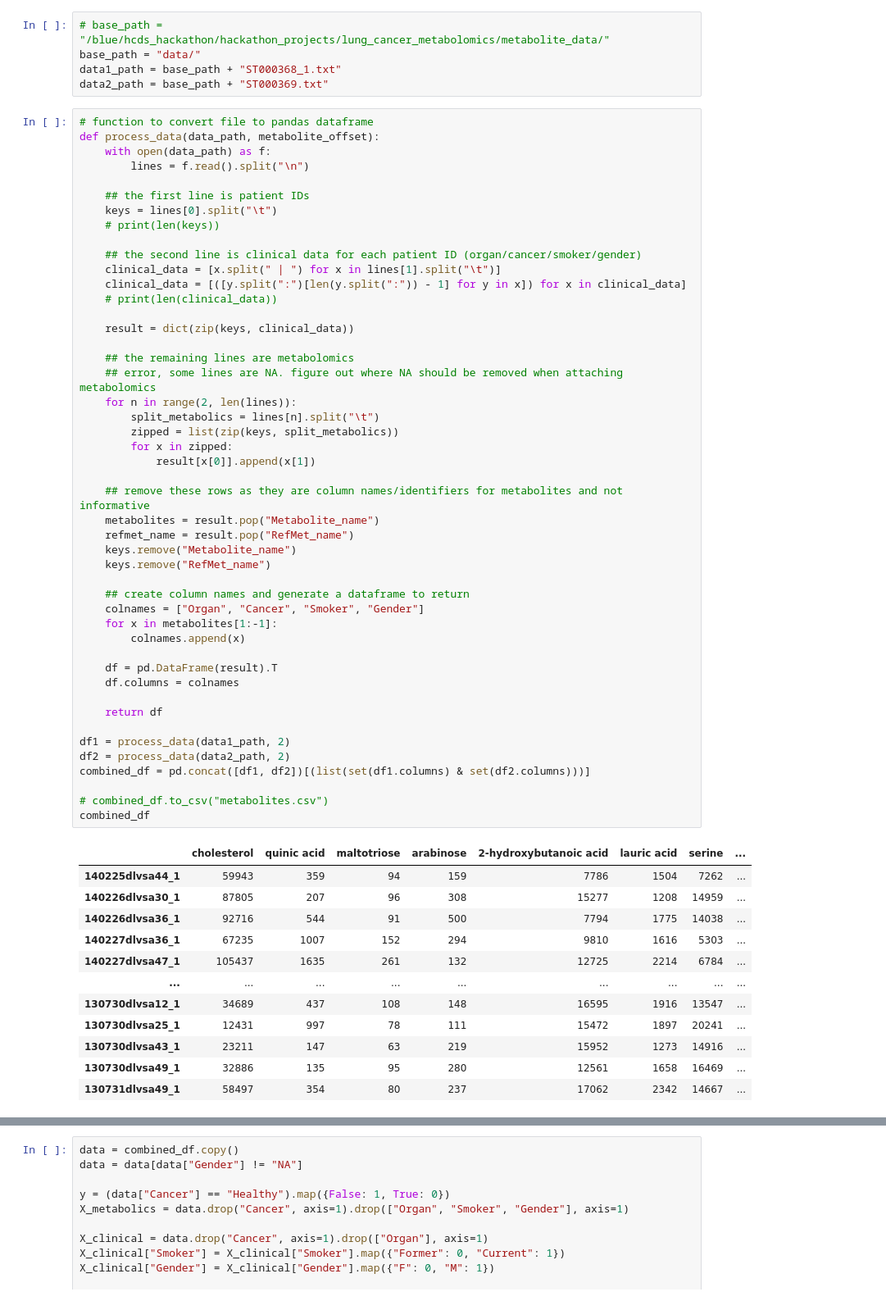
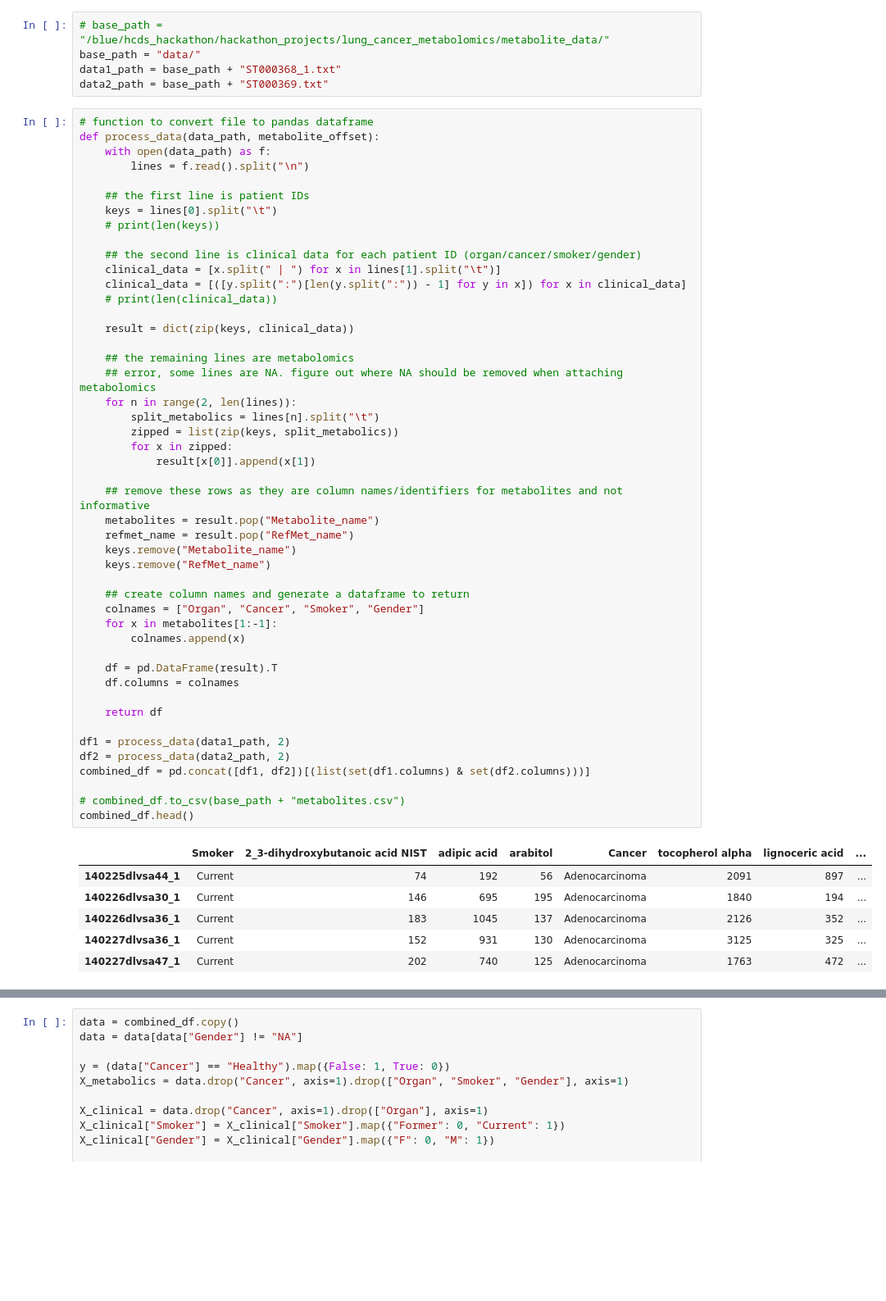
Before and after one commit to npgilman/lung_cancer_metabolomics, a Jupyter notebook: metabolomics.ipynb, the cells around one changed output, grey strips where cells are left out. Shown at 82% size. Drawn from its saved outputs; the diff is of its cells as text; blank space fills up the shorter version.

```diff
--- a/metabolomics.ipynb
+++ b/metabolomics.ipynb
@@ -43,44 +48,38 @@ def process_data(data_path, metabolite_offset):
 
     ## the remaining lines are metabolomics
     ## error, some lines are NA. figure out where NA should be removed when attaching metabolomics
     for n in range(2, len(lines)):
         split_metabolics = lines[n].split("\t")
         zipped = list(zip(keys, split_metabolics))
         for x in zipped:
             result[x[0]].append(x[1])
 
     ## remove these rows as they are column names/identifiers for metabolites and not informative
     metabolites = result.pop("Metabolite_name")
     refmet_name = result.pop("RefMet_name")
     keys.remove("Metabolite_name")
     keys.remove("RefMet_name")
 
     ## create column names and generate a dataframe to return
     colnames = ["Organ", "Cancer", "Smoker", "Gender"]
     for x in metabolites[1:-1]:
         colnames.append(x)
 
     df = pd.DataFrame(result).T
     df.columns = colnames
 
     return df
 
 df1 = process_data(data1_path, 2)
 df2 = process_data(data2_path, 2)
 combined_df = pd.concat([df1, df2])[(list(set(df1.columns) & set(df2.columns)))]
 
-# combined_df.to_csv("metabolites.csv")
-combined_df
+# combined_df.to_csv(base_path + "metabolites.csv")
+combined_df.head()
 # %% [output]
-|  | cholesterol | quinic acid | maltotriose | arabinose | 2-hydroxybutanoic acid | lauric acid | serine | ... |
-| 140225dlvsa44_1 | 59943 | 359 | 94 | 159 | 7786 | 1504 | 7262 | ... |
-| 140226dlvsa30_1 | 87805 | 207 | 96 | 308 | 15277 | 1208 | 14959 | ... |
-| 140226dlvsa36_1 | 92716 | 544 | 91 | 500 | 7794 | 1775 | 14038 | ... |
-| 140227dlvsa36_1 | 67235 | 1007 | 152 | 294 | 9810 | 1616 | 5303 | ... |
-| 140227dlvsa47_1 | 105437 | 1635 | 261 | 132 | 12725 | 2214 | 6784 | ... |
-| ... | ... | ... | ... | ... | ... | ... | ... | ... |
-| 130730dlvsa12_1 | 34689 | 437 | 108 | 148 | 16595 | 1916 | 13547 | ... |
-| 130730dlvsa25_1 | 12431 | 997 | 78 | 111 | 15472 | 1897 | 20241 | ... |
-| 130730dlvsa43_1 | 23211 | 147 | 63 | 219 | 15952 | 1273 | 14916 | ... |
-| 130730dlvsa49_1 | 32886 | 135 | 95 | 280 | 12561 | 1658 | 16469 | ... |
-| 130731dlvsa49_1 | 58497 | 354 | 80 | 237 | 17062 | 2342 | 14667 | ... |
+|  | Smoker | 2_3-dihydroxybutanoic acid NIST | adipic acid | arabitol | Cancer | tocopherol alpha | lignoceric acid | ... |
+| 140225dlvsa44_1 | Current | 74 | 192 | 56 | Adenocarcinoma | 2091 | 897 | ... |
+| 140226dlvsa30_1 | Current | 146 | 695 | 195 | Adenocarcinoma | 1840 | 194 | ... |
+| 140226dlvsa36_1 | Current | 183 | 1045 | 137 | Adenocarcinoma | 2126 | 352 | ... |
+| 140227dlvsa36_1 | Current | 152 | 931 | 130 | Adenocarcinoma | 3125 | 325 | ... |
+| 140227dlvsa47_1 | Current | 202 | 740 | 125 | Adenocarcinoma | 1763 | 472 | ... |
```
Also changed, not shown: parts of 13 cells of this notebook, 8 other files.
